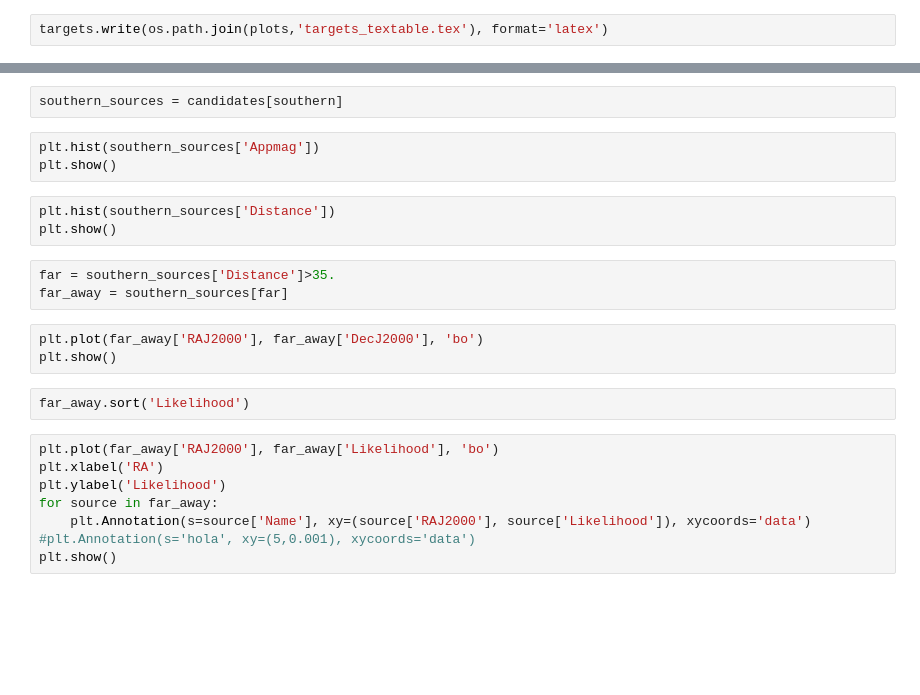
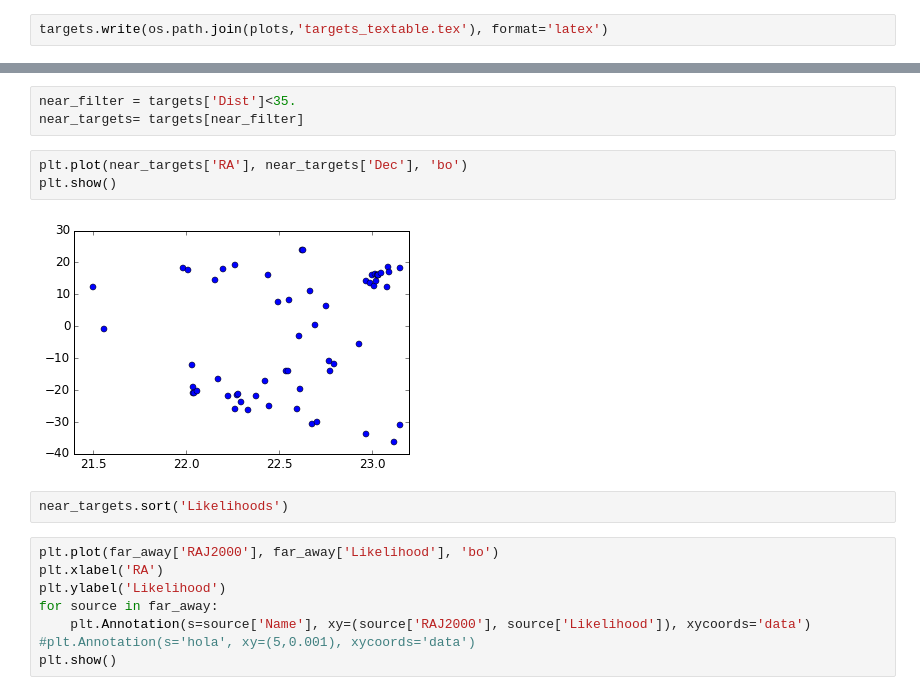
Before and after one commit to BrunoSanchez/alertreport, a Jupyter notebook: alertprocess.ipynb, the cells around one changed output, grey strips where cells are left out. Saved outputs shown, nothing was run; the diff lists cells and outputs as text; blank space fills up the shorter version.

```diff
--- a/alertprocess.ipynb
+++ b/alertprocess.ipynb
@@ -421,19 +419,13 @@ southern = targets['DecJ2000']<0
-# %%
-southern_sources = candidates[southern]
-# %%
-plt.hist(southern_sources['Appmag'])
-plt.show()
-# %%
-plt.hist(southern_sources['Distance'])
-plt.show()
-# %%
-far = southern_sources['Distance']>35.
-far_away = southern_sources[far]
+# %%
+near_filter = targets['Dist']<35.
+near_targets= targets[near_filter]
 # %%
-plt.plot(far_away['RAJ2000'], far_away['DecJ2000'], 'bo')
+plt.plot(near_targets['RA'], near_targets['Dec'], 'bo')
 plt.show()
+# %% [output]
+[figure, added]
-# %%
-far_away.sort('Likelihood')
+# %%
+near_targets.sort('Likelihoods')
 # %%
 plt.plot(far_away['RAJ2000'], far_away['Likelihood'], 'bo')
 plt.xlabel('RA')
```
Also changed, not shown: parts of 1 cell of this notebook, 1 other file.
